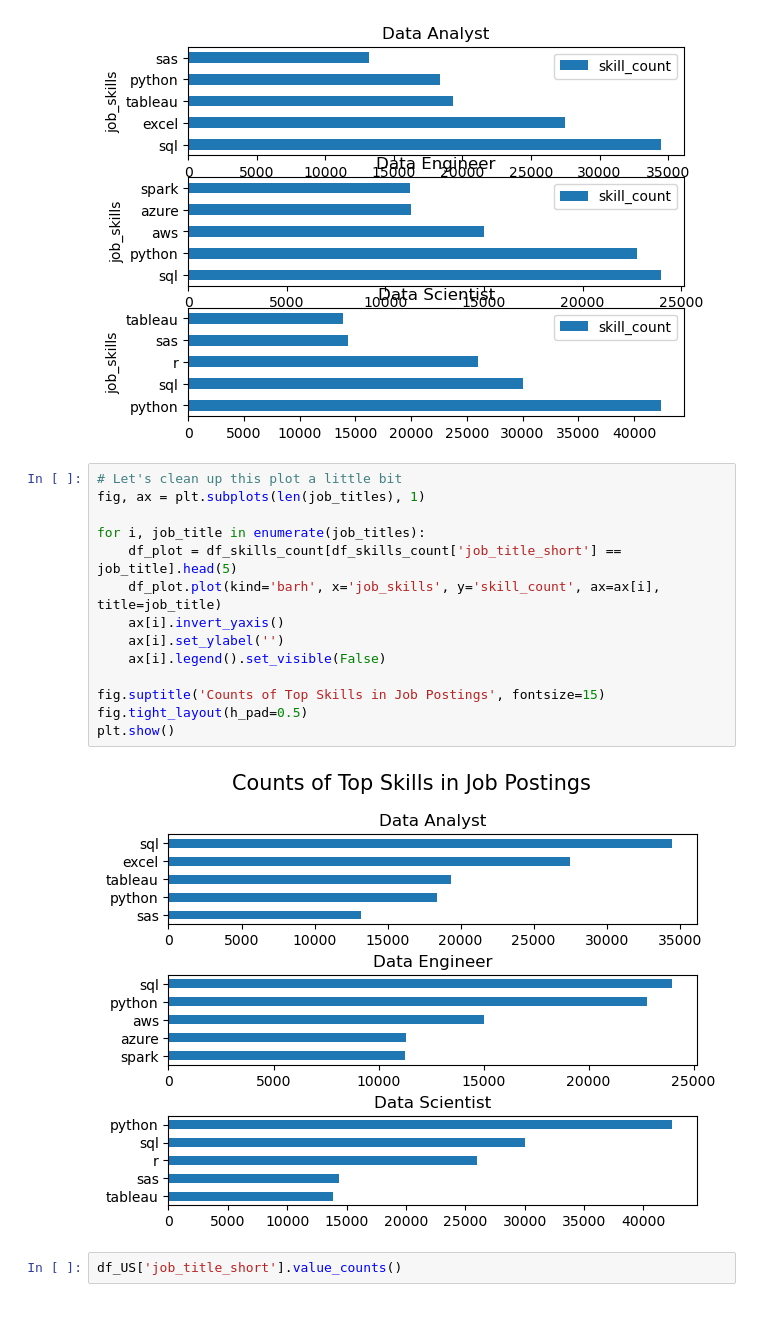
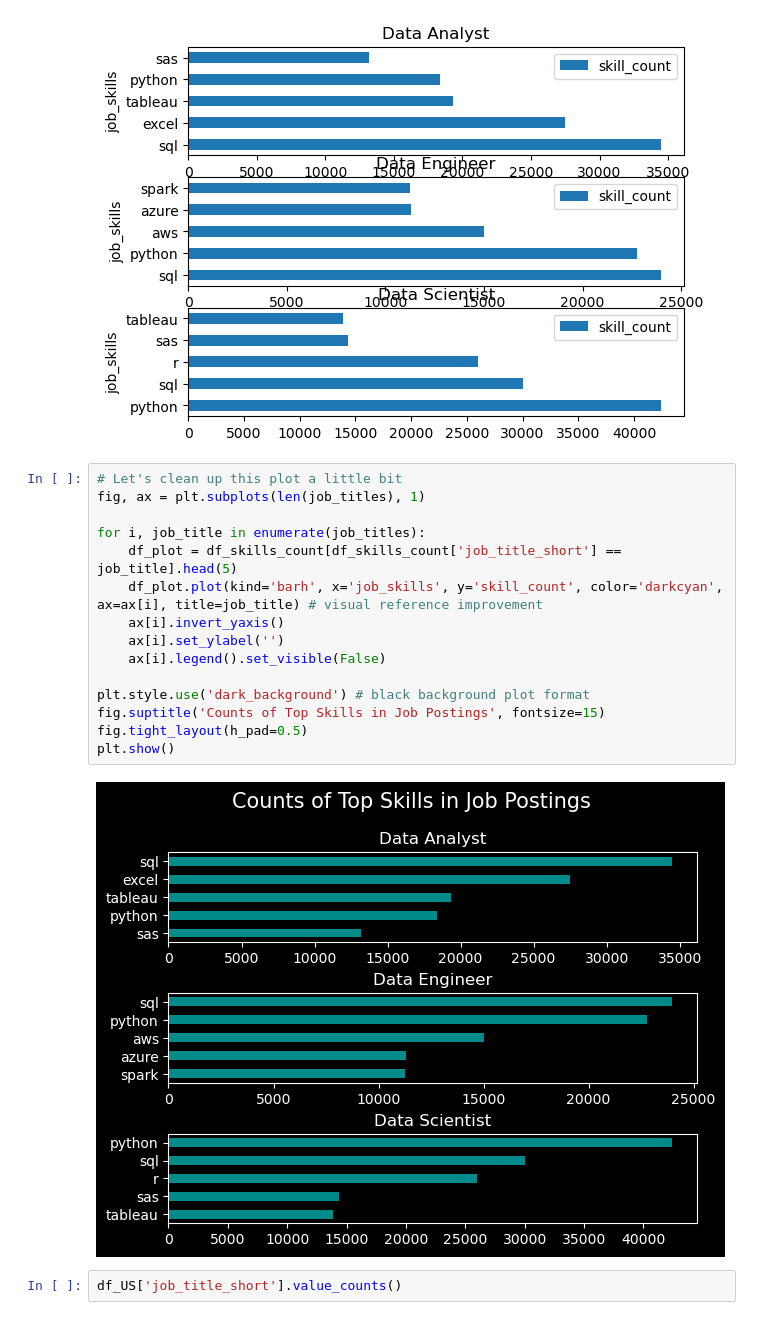
Before and after one commit to schuckr53/Python_Data_Project, a Jupyter notebook: 3_Project/2_Skills_Count.ipynb, the cells around one changed output. Drawn from its saved outputs; the diff is of its cells as text.

```diff
--- a/3_Project/2_Skills_Count.ipynb
+++ b/3_Project/2_Skills_Count.ipynb
@@ -116,19 +116,20 @@ for i, job_title in enumerate(job_titles):
 # %%
 # Let's clean up this plot a little bit
 fig, ax = plt.subplots(len(job_titles), 1)
 
 for i, job_title in enumerate(job_titles):
     df_plot = df_skills_count[df_skills_count['job_title_short'] == job_title].head(5)
-    df_plot.plot(kind='barh', x='job_skills', y='skill_count', ax=ax[i], title=job_title)
+    df_plot.plot(kind='barh', x='job_skills', y='skill_count', color='darkcyan', ax=ax[i], title=job_title) # visual reference improvement
     ax[i].invert_yaxis()
     ax[i].set_ylabel('')
     ax[i].legend().set_visible(False)
 
+plt.style.use('dark_background') # black background plot format
 fig.suptitle('Counts of Top Skills in Job Postings', fontsize=15)
 fig.tight_layout(h_pad=0.5)
 plt.show()
 # %% [output]
-[figure, old version]
+[figure, new version]
 # %%
 df_US['job_title_short'].value_counts()
 # %% [output]
```
Also changed, not shown: parts of 2 cells of this notebook, 3 other files.
